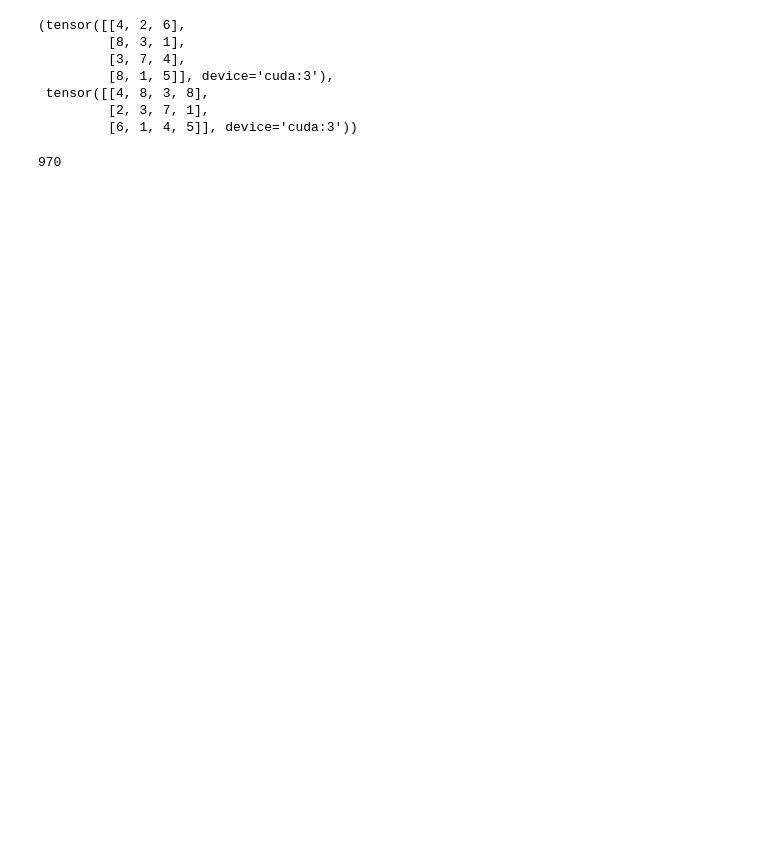
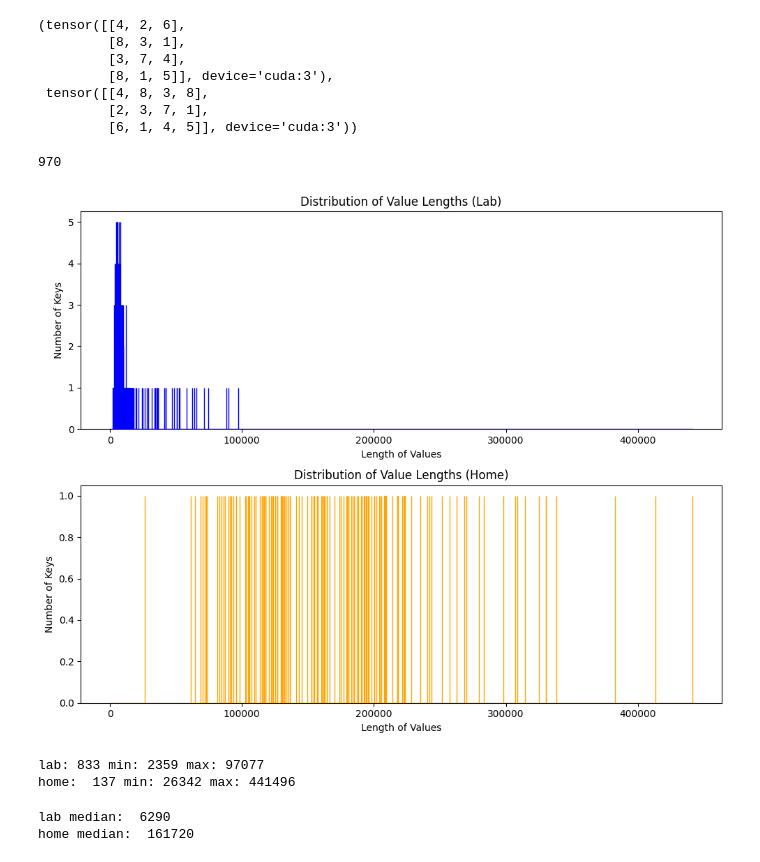
Before and after one commit to chrenx/fog-challenge, a Jupyter notebook: debug.ipynb, the cells around one changed output. Cells and saved outputs as stored; diff of their text form; code cells hidden in the pictures; blank space fills up the shorter version.

```diff
--- a/debug.ipynb
+++ b/debug.ipynb
@@ -494,0 +229,9 @@ tensor([[[[-0.6030, -0.3699, -0.0446],
+# %%
+import joblib, torch
+train_dpath = "data/rectified_data/kaggle_pd_data/train_kaggle_pd_data_window2976_lab_randomaug.p"
+train_data = joblib.load(train_dpath)
+val_dpath = "data/rectified_data/kaggle_pd_data/val_kaggle_pd_data_window2976_lab_randomaug.p"
+val_data = joblib.load(val_dpath)
+test_dpath = "data/rectified_data/kaggle_pd_data/test_kaggle_pd_data_window2976_lab_randomaug.p"
+test_data = joblib.load(test_dpath)
+len(train_data.keys()),len(val_data.keys()),len(test_data.keys()), train_data[0].keys()
@@ -494,0 +243,8 @@ tensor([[[[-0.6030, -0.3699, -0.0446],
+# %%
+train_set, val_set, test_set = set(), set(), set()
+for key, value in train_data.items():
+    train_set.add(value['ori_series_name'])
+for key, value in val_data.items():
+    val_set.add(value['ori_series_name'])
+for key, value in test_data.items():
+    test_set.add(value['ori_series_name'])
@@ -513,6 +294,54 @@ all_data = joblib.load(all_dpath)
 len(all_data.keys())
 # %% [output]
 970
+# %%
+import matplotlib.pyplot as plt
+import numpy as np
+
+# Step 1: Extract the lengths of the values in the dictionary
+
+home = []
+lab = []
+for key, value in all_data.items():
+    if value['ori_filename'].split('_')[-1] == 'tdcsfog':
+        lab.append(int(value['gt'].shape[0]))
+    else:
+        home.append(int(value['gt'].shape[0]))
+# Step 2: Define bin edges (adjust the range and step as needed)
+bin_edges = np.arange(0, max(max(lab, default=0), max(home, default=0)) + 10, 10)
+
+fig, (ax1, ax2) = plt.subplots(2, 1, figsize=(10, 8))
+
+# Histogram for lab data
+ax1.hist(lab, bins=bin_edges, edgecolor='blue')
+ax1.set_xlabel('Length of Values')
+ax1.set_ylabel('Number of Keys')
+ax1.set_title('Distribution of Value Lengths (Lab)')
+
+# Histogram for home data
+ax2.hist(home, bins=bin_edges, edgecolor='orange')
+ax2.set_xlabel('Length of Values')
+ax2.set_ylabel('Number of Keys')
+ax2.set_title('Distribution of Value Lengths (Home)')
+
+# Adjust layout
+plt.tight_layout()
+
+# Show plot
+plt.show()
+print("lab:", len(lab), "min:", min(lab), "max:", max(lab))
+print("home: ",len(home), "min:", min(home), "max:", max(home))
+# %% [output]
+[figure, added]
+lab: 833 min: 2359 max: 97077
+home:  137 min: 26342 max: 441496
+# %%
+import statistics
+print("lab median: ", statistics.median(lab))
+print("home median: ", statistics.median(home))
+# %% [output]
+lab median:  6290
+home median:  161720
 # %%
 # Function to calculate the ratio
 def calculate_class_ratio(train_data):
```
Also changed, not shown: parts of 22 cells of this notebook, 16 other files.
